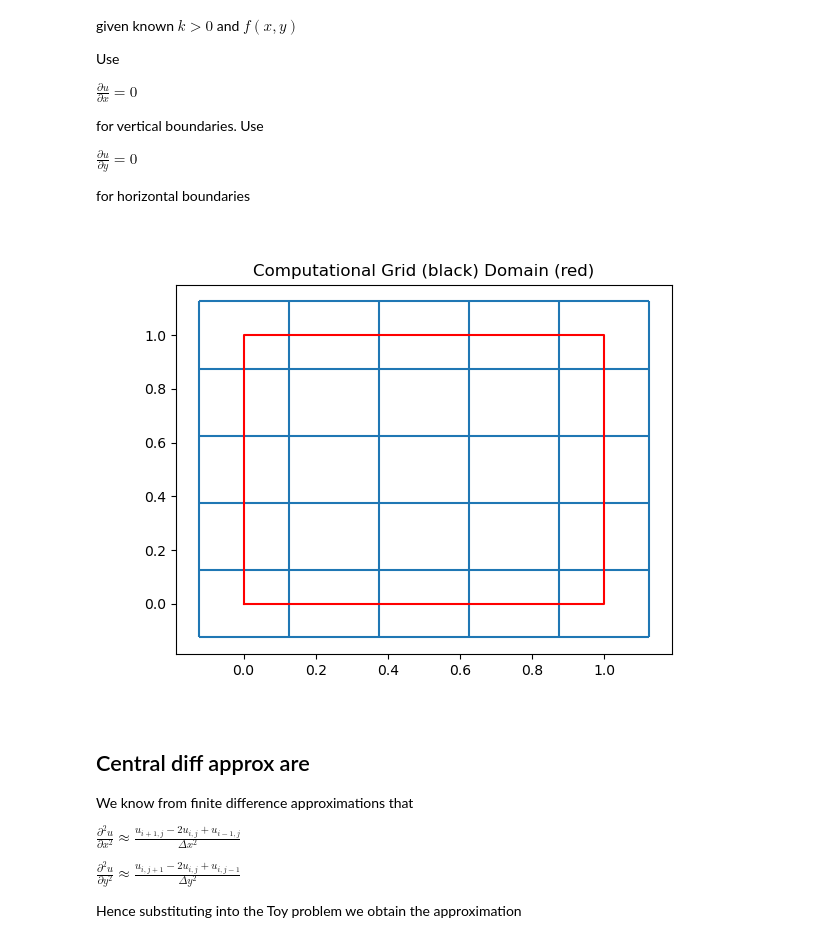
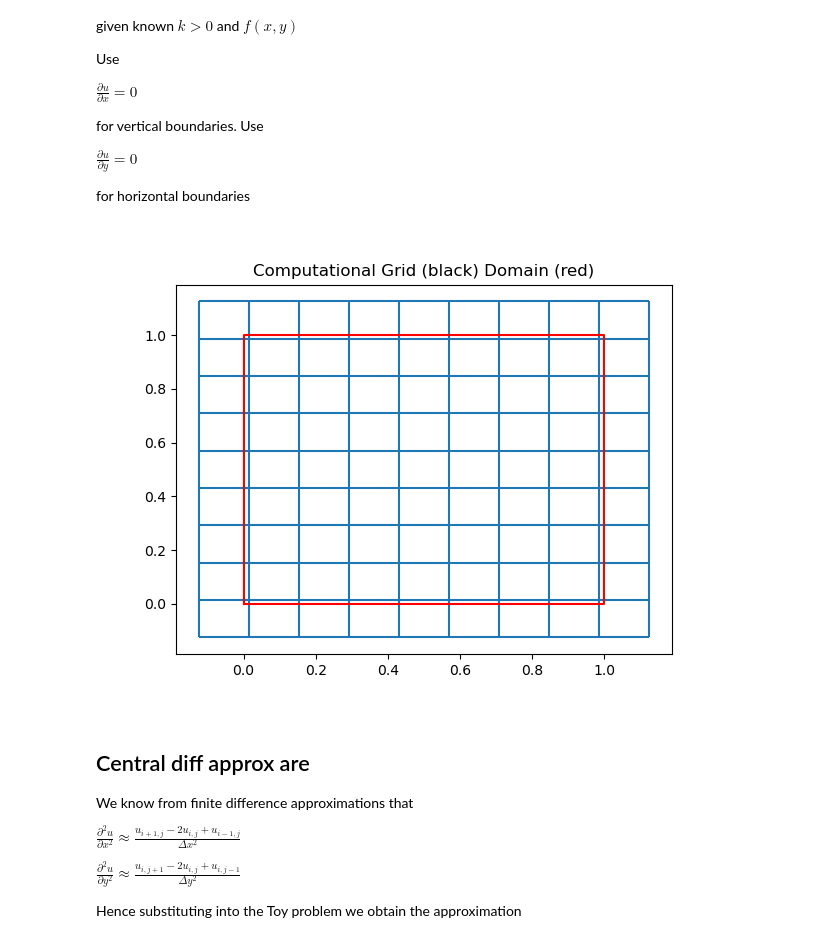
Before and after one commit to Martininigoaguayo/Comp_SIm, a Jupyter notebook: week1.ipynb, the cells around one changed output. Saved outputs shown, nothing was run; the diff lists cells and outputs as text; code cells hidden in the pictures.

```diff
--- a/week1.ipynb
+++ b/week1.ipynb
@@ -55,30 +55,30 @@ $\frac{\partial u}{\partial y} = 0$
 
 for horizontal boundaries
 # %%
-I, J = (6,6) # Size of computational domain including ghost boundary
+I, J = (10,10) # Size of computational domain including ghost boundary
 
 # First we compute the x and y coordinates of all nodes in the computational
 # mesh. Observe that we carefully ensure that the the domain boundary is
 # half-way between the ghost nodes and the interior boundary nodes.
 dx     = 1/4;
 dy     = dx;
-x = np.linspace(-dx/2,1+dx/2,6)
-y = np.linspace(-dy/2,1+dy/2,6)
+x = np.linspace(-dx/2,1+dx/2,I)
+y = np.linspace(-dy/2,1+dy/2,J)
 
 [X, Y]  = np.meshgrid(x,y)
 U      = np.zeros((I,J),dtype=np.float64)
 k      = 2      # Just some arbitary value
 f      = X+Y    # Just some arbitary value
 
 fig = plt.figure()
 ax = plt.subplot(111)
 plt.hlines(y, x[0], x[-1])
 plt.vlines(x, y[0], y[-1])
 plt.plot([0, 1, 1, 0, 0],[0,0,1, 1,0], color='r')
 ax.set_title("Computational Grid (black) Domain (red)")
 plt.show()
 # %% [output]
-[figure, old version]
+[figure, new version]
 # %% [markdown]
 ## Central diff approx are
 
```
Also changed, not shown: parts of 14 cells of this notebook, 2 other files.
